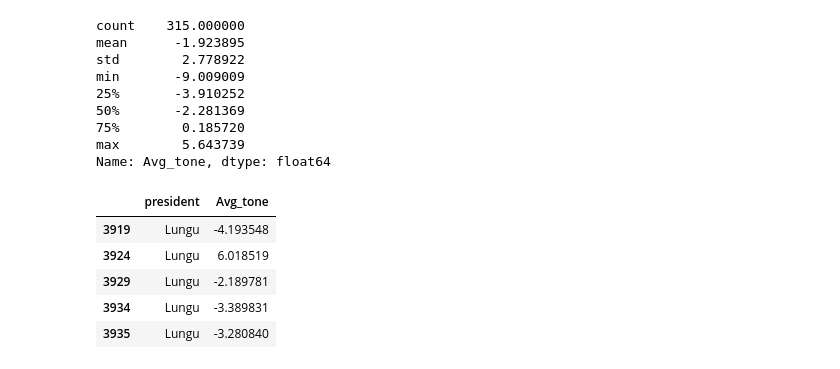
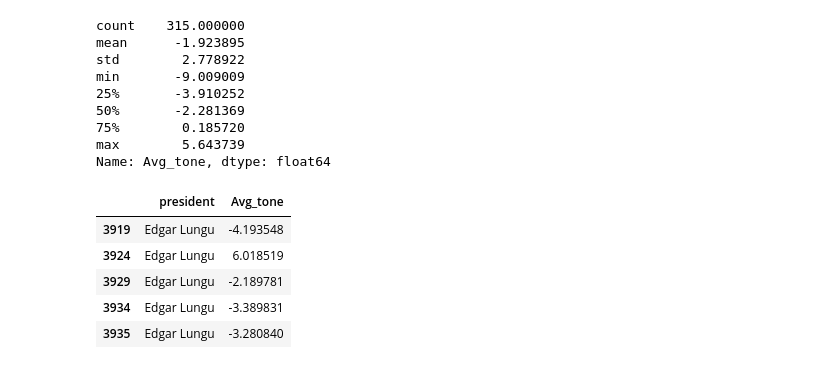
Before and after one commit to SitwalaM/nlp_gdelt_zambia_debt_analysis, a Jupyter notebook: notebooks/main_gdelt_zambia.ipynb, the cells around one changed output. Cells and saved outputs as stored; diff of their text form; code cells hidden in the pictures.

```diff
--- a/notebooks/main_gdelt_zambia.ipynb
+++ b/notebooks/main_gdelt_zambia.ipynb
@@ -114,0 +104,4 @@ data.head()
+# %%
+
+data = pd.read_parquet('zambia_full_year.parquet.gzip')
+data.head()
@@ -253,16 +269,16 @@ min       -9.009009
 max        5.643739
 Name: Avg_tone, dtype: float64
 # %%
-lungu_tones =  pd.DataFrame({"president": "Lungu", "Avg_tone": lungu_df.Avg_tone})
-hh_tones = pd.DataFrame({"president": "HH", "Avg_tone": hh_df.Avg_tone})
+lungu_tones =  pd.DataFrame({"president": "Edgar Lungu", "Avg_tone": lungu_df.Avg_tone})
+hh_tones = pd.DataFrame({"president": "Hakainde Hichilema", "Avg_tone": hh_df.Avg_tone})
 
 combined = pd.concat([lungu_tones,hh_tones], axis=0)
 
 combined.head()
 # %% [output]
 |  | president | Avg_tone |
-| 3919 | Lungu | -4.193548 |
-| 3924 | Lungu | 6.018519 |
-| 3929 | Lungu | -2.189781 |
-| 3934 | Lungu | -3.389831 |
-| 3935 | Lungu | -3.280840 |
+| 3919 | Edgar Lungu | -4.193548 |
+| 3924 | Edgar Lungu | 6.018519 |
+| 3929 | Edgar Lungu | -2.189781 |
+| 3934 | Edgar Lungu | -3.389831 |
+| 3935 | Edgar Lungu | -3.280840 |
```
Also changed, not shown: parts of 37 cells of this notebook.
